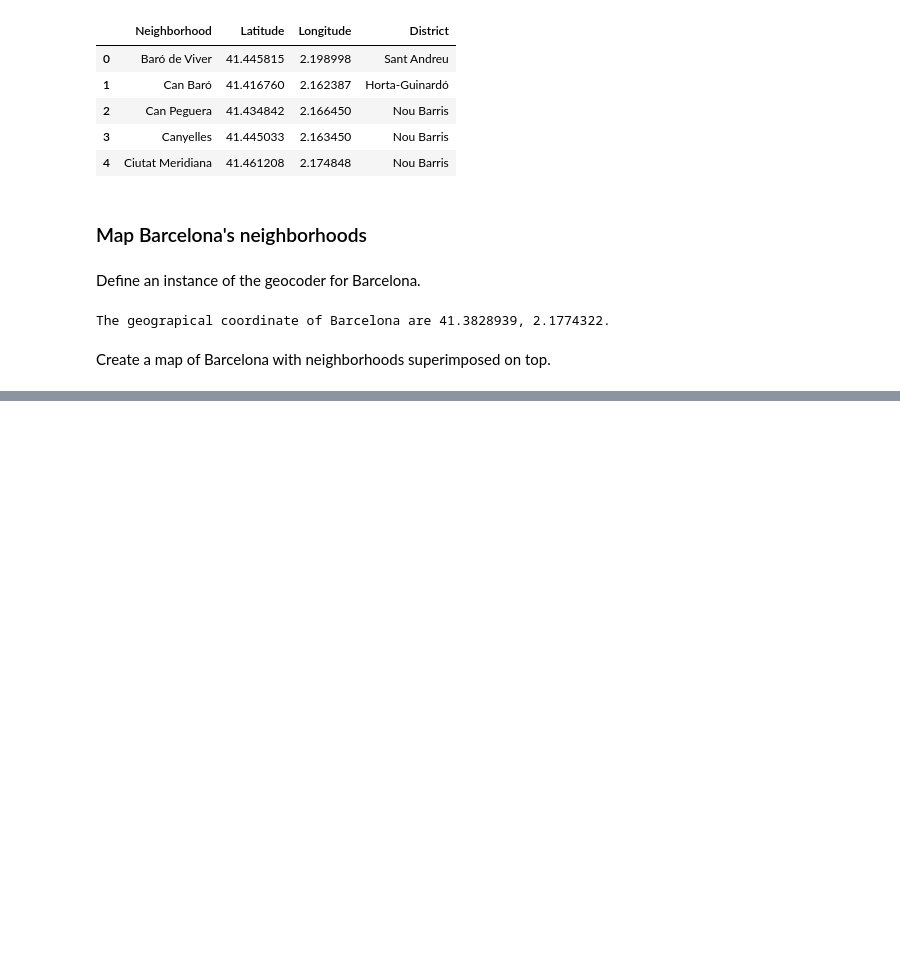
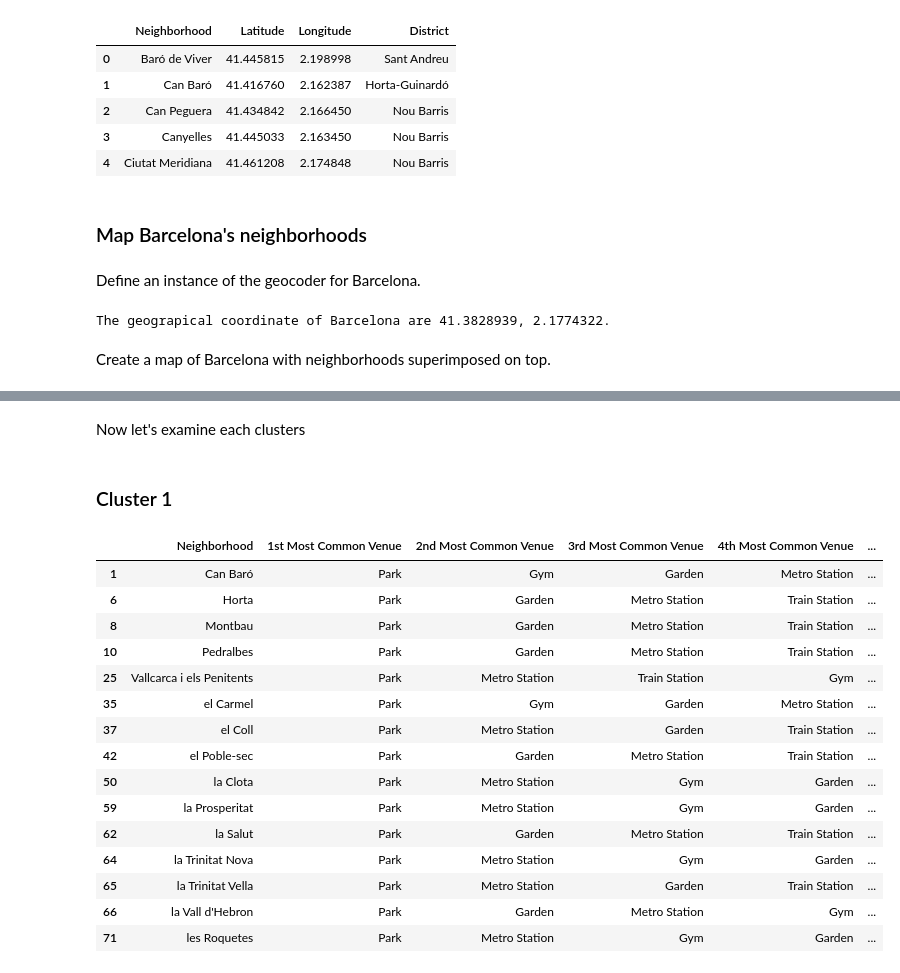
Before and after one commit to DamienAzzopardi/Coursera_Capstone, a Jupyter notebook: Capstone Project - The Battle of Neighborhoods.ipynb, the cells around one changed output, grey strips where cells are left out. Saved outputs shown, nothing was run; the diff lists cells and outputs as text; code cells hidden in the pictures; blank space fills up the shorter version.

```diff
--- a/Capstone Project - The Battle of Neighborhoods.ipynb
+++ b/Capstone Project - The Battle of Neighborhoods.ipynb
@@ -241,0 +493,23 @@ map_bcn
+# %% [markdown]
+Now let's examine each clusters
+# %% [markdown]
+### Cluster 1
+# %%
+df_bcn_final.loc[df_bcn_final['Cluster Labels'] == 0, df_bcn_final.columns[[0] + list(range(5, df_bcn_final.shape[1]))]]
+# %% [output]
+|  | Neighborhood | 1st Most Common Venue | 2nd Most Common Venue | 3rd Most Common Venue | 4th Most Common Venue | ... |
+| 1 | Can Baró | Park | Gym | Garden | Metro Station | ... |
+| 6 | Horta | Park | Garden | Metro Station | Train Station | ... |
+| 8 | Montbau | Park | Garden | Metro Station | Train Station | ... |
+| 10 | Pedralbes | Park | Garden | Metro Station | Train Station | ... |
+| 25 | Vallcarca i els Penitents | Park | Metro Station | Train Station | Gym | ... |
+| 35 | el Carmel | Park | Gym | Garden | Metro Station | ... |
+| 37 | el Coll | Park | Metro Station | Garden | Train Station | ... |
+| 42 | el Poble-sec | Park | Garden | Metro Station | Train Station | ... |
+| 50 | la Clota | Park | Metro Station | Gym | Garden | ... |
+| 59 | la Prosperitat | Park | Metro Station | Gym | Garden | ... |
+| 62 | la Salut | Park | Garden | Metro Station | Train Station | ... |
+| 64 | la Trinitat Nova | Park | Metro Station | Gym | Garden | ... |
+| 65 | la Trinitat Vella | Park | Metro Station | Garden | Train Station | ... |
+| 66 | la Vall d'Hebron | Park | Garden | Metro Station | Gym | ... |
+| 71 | les Roquetes | Park | Metro Station | Gym | Garden | ... |
```
Also changed, not shown: parts of 38 cells of this notebook.
